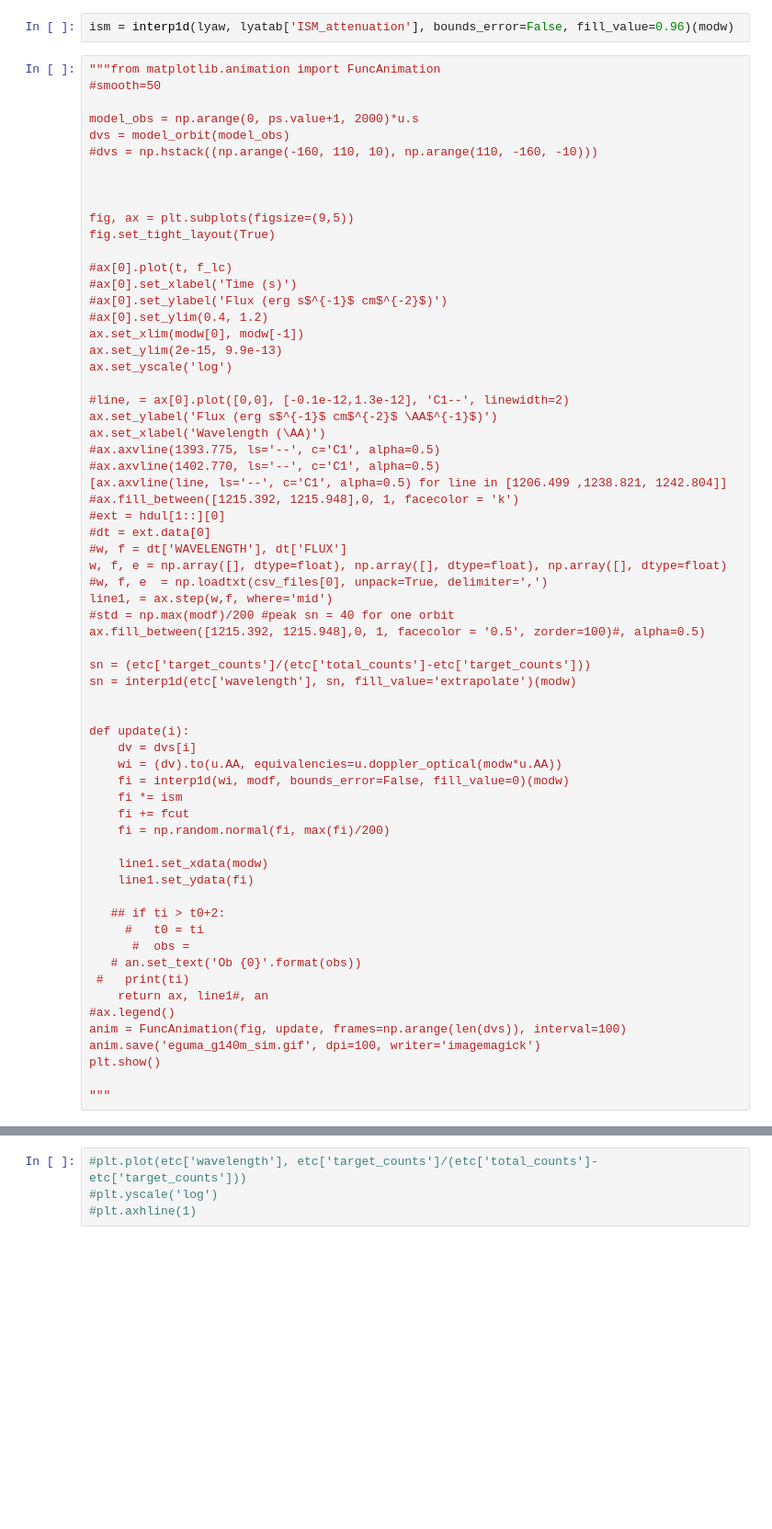
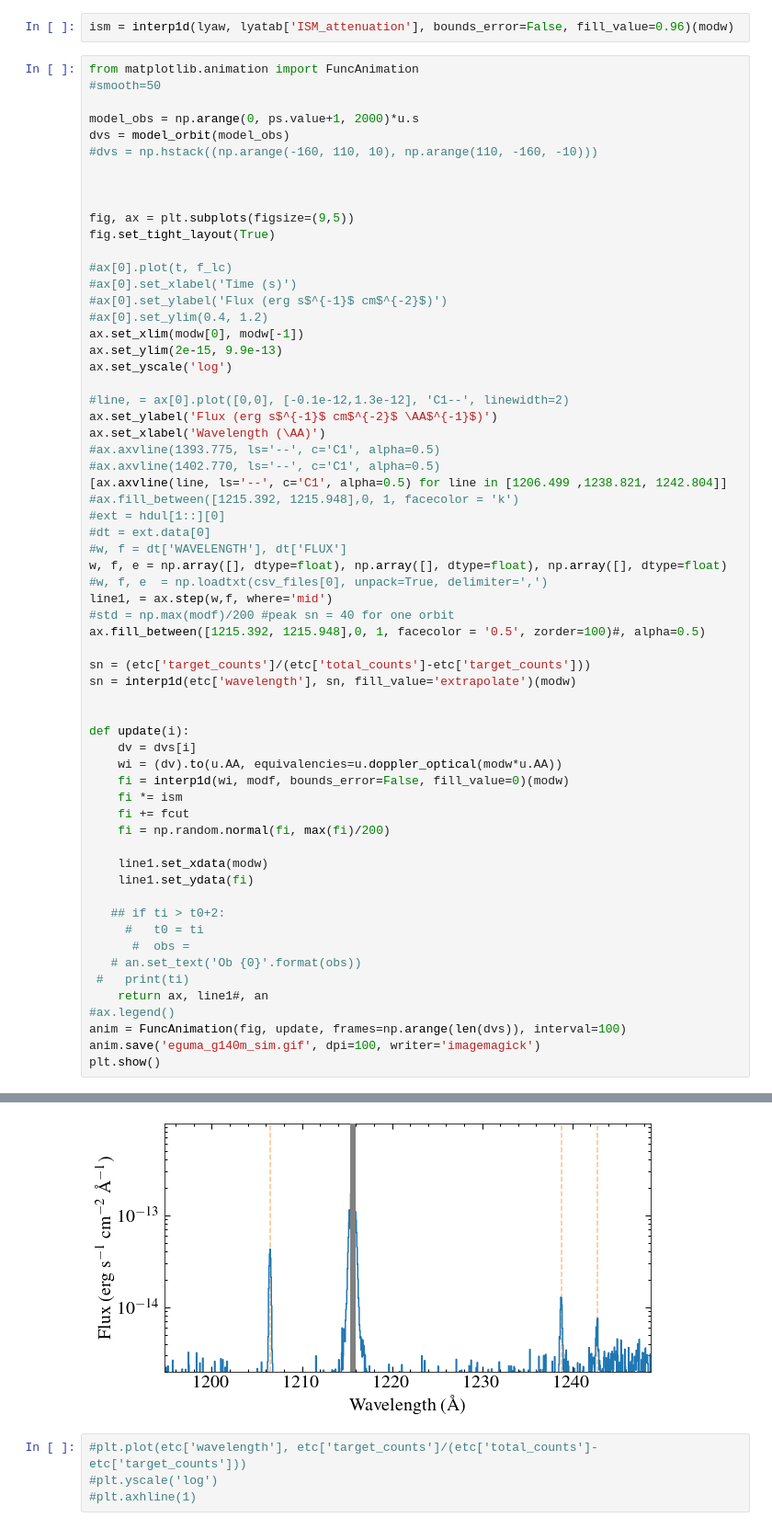
Before and after one commit to davidjwilson/pceb, a Jupyter notebook: eg_uma/eguma2.ipynb, the cells around one changed output, grey strips where cells are left out. Shown at 92% size. Drawn from its saved outputs; the diff is of its cells as text; blank space fills up the shorter version.

```diff
--- a/eg_uma/eguma2.ipynb
+++ b/eg_uma/eguma2.ipynb
@@ -373,7 +373,7 @@ etc.dtype.names
 # %%
 ism = interp1d(lyaw, lyatab['ISM_attenuation'], bounds_error=False, fill_value=0.96)(modw)
 # %%
-"""from matplotlib.animation import FuncAnimation
+from matplotlib.animation import FuncAnimation
 #smooth=50
 
 model_obs = np.arange(0, ps.value+1, 2000)*u.s
@@ -434,6 +434,4 @@ def update(i):
 anim = FuncAnimation(fig, update, frames=np.arange(len(dvs)), interval=100)
 anim.save('eguma_g140m_sim.gif', dpi=100, writer='imagemagick')
 plt.show()
-
-"""
 # %% [output]
@@ -441,3 +438,4 @@ plt.show()
+[figure, added]
 # %%
 #plt.plot(etc['wavelength'], etc['target_counts']/(etc['total_counts']-etc['target_counts']))
 #plt.yscale('log')
```
Also changed, not shown: parts of 1 cell of this notebook, 11 other files.
